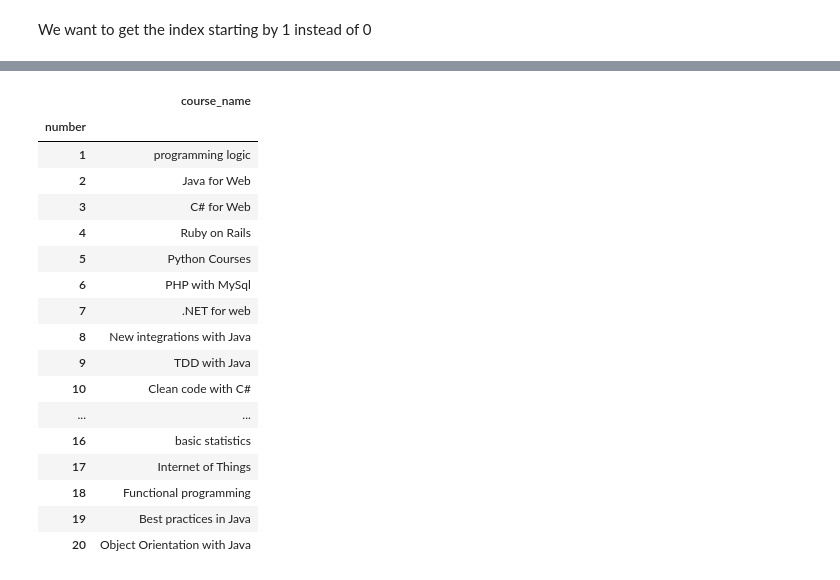
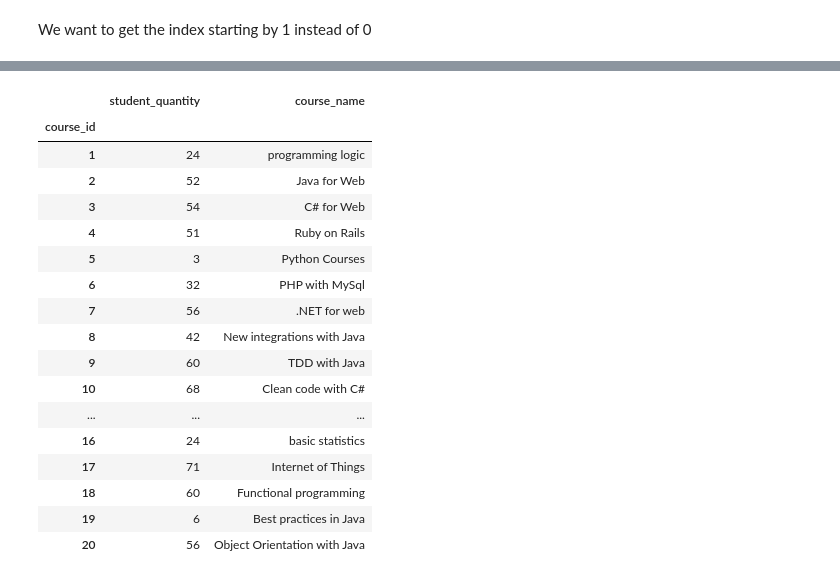
Before and after one commit to nmparfait/register_school_with_pandas, a Jupyter notebook: register_school.ipynb, the cells around one changed output, grey strips where cells are left out. Saved outputs shown, nothing was run; the diff lists cells and outputs as text; code cells hidden in the pictures.

```diff
--- a/register_school.ipynb
+++ b/register_school.ipynb
@@ -214,0 +328,3 @@ courses.head()
+# %%
+list_names['registration'] = np.ceil(np.random.exponential(size= total_student)
+                                     * 1.5).astype(int)
@@ -214,0 +384,14 @@ courses.head()
+# %%
+all_registration = []
+x = np.random.rand(20)
+prob = x / sum(x)
+# %%
+for index, row in list_names.iterrows():
+    id = row.student_id
+    registration = row.registration
+    for i in range(registration):
+        regist = [id, np.random.choice(courses.index, p = prob)]
+        all_registration.append(regist)
+
+registration = pd.DataFrame(all_registration,
+                            columns= ['student_id', 'course_id'])
@@ -224,21 +417,21 @@ courses.head()
-# %%
-courses.set_index('number')
-# %% [output]
-|  | course_name |
-| number |  |
-| 1 | programming logic |
-| 2 | Java for Web |
-| 3 | C# for Web |
-| 4 | Ruby on Rails |
-| 5 | Python Courses |
-| 6 | PHP with MySql |
-| 7 | .NET for web |
-| 8 | New integrations with Java |
-| 9 | TDD with Java |
-| 10 | Clean code with C# |
-| ... | ... |
-| 16 | basic statistics |
-| 17 | Internet of Things |
-| 18 | Functional programming |
-| 19 | Best practices in Java |
-| 20 | Object Orientation with Java |
+# %%
+ registration.groupby('course_id').count().join(courses['course_name']).rename(columns={'student_id':'student_quantity'})
+# %% [output]
+|  | student_quantity | course_name |
+| course_id |  |  |
+| 1 | 24 | programming logic |
+| 2 | 52 | Java for Web |
+| 3 | 54 | C# for Web |
+| 4 | 51 | Ruby on Rails |
+| 5 | 3 | Python Courses |
+| 6 | 32 | PHP with MySql |
+| 7 | 56 | .NET for web |
+| 8 | 42 | New integrations with Java |
+| 9 | 60 | TDD with Java |
+| 10 | 68 | Clean code with C# |
+| ... | ... | ... |
+| 16 | 24 | basic statistics |
+| 17 | 71 | Internet of Things |
+| 18 | 60 | Functional programming |
+| 19 | 6 | Best practices in Java |
+| 20 | 56 | Object Orientation with Java |
```
Also changed, not shown: parts of 31 cells of this notebook, 1 other file.
